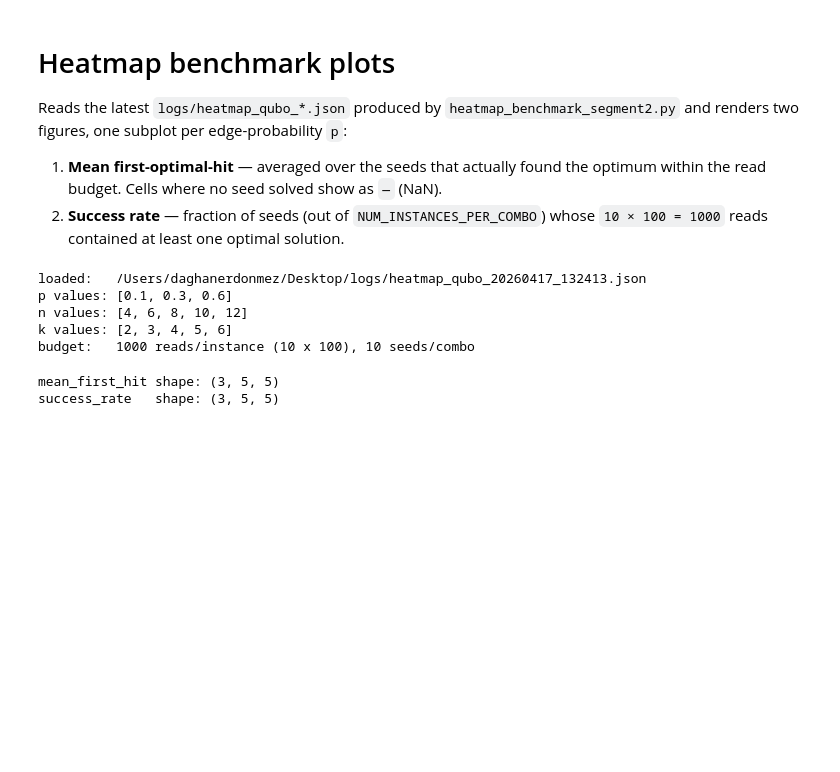
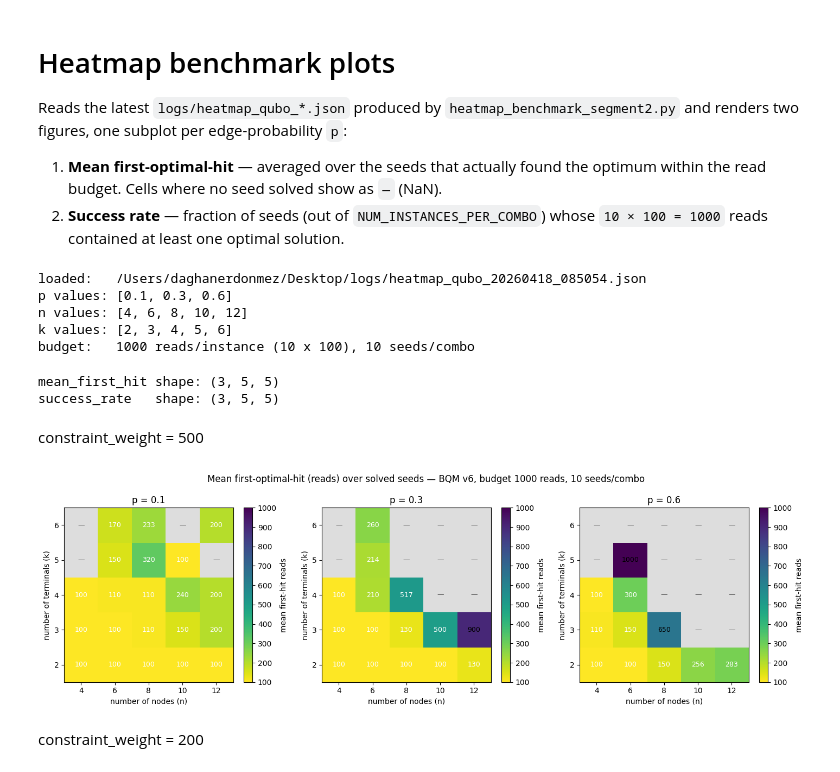
Before and after one commit to daghanerdonmez/finale, a Jupyter notebook: SteinerTreeProblemQUBO/heatmap_plots.ipynb, the cells around one changed output. Drawn from its saved outputs; the diff is of its cells as text; code cells hidden in the pictures; blank space fills up the shorter version.

```diff
--- a/SteinerTreeProblemQUBO/heatmap_plots.ipynb
+++ b/SteinerTreeProblemQUBO/heatmap_plots.ipynb
@@ -19,7 +19,8 @@ import numpy as np
 import matplotlib.pyplot as plt
 # %%
 # Point this at a specific file (absolute or relative path) to override.
-QUBO_JSON_PATH = "/Users/daghanerdonmez/Desktop/logs/heatmap_qubo_20260418_085007.json"  # None -> load the most recent heatmap_qubo_*.json in ./logs
+QUBO_JSON_PATH = "/Users/daghanerdonmez/Desktop/logs/heatmap_qubo_20260418_085054.json"  # None -> load the most recent heatmap_qubo_*.json in ./logs
+#QUBO_JSON_PATH = "/Users/daghanerdonmez/Desktop/logs/heatmap_qubo_20260418_085007.json"  # None -> load the most recent heatmap_qubo_*.json in ./logs
 LOGS_DIR = "logs"
 
 
@@ -49,7 +50,7 @@ print(
     f"{meta['num_instances_per_combo']} seeds/combo"
 )
 # %% [output]
-loaded:   /Users/daghanerdonmez/Desktop/logs/heatmap_qubo_20260417_132413.json
+loaded:   /Users/daghanerdonmez/Desktop/logs/heatmap_qubo_20260418_085054.json
 p values: [0.1, 0.3, 0.6]
 n values: [4, 6, 8, 10, 12]
 k values: [2, 3, 4, 5, 6]
@@ -120,6 +121,31 @@ def plot_heatmaps(arr, p_list, n_list, k_list, *, title,
     fig.suptitle(title)
     fig.tight_layout()
     return fig
+# %% [markdown]
+constraint_weight = 500
+# %%
+budget = meta["total_reads_per_instance"]
+reads_per_trial = meta["num_reads_per_trial"]
+
+# viridis_r so that fewer reads (faster) = brighter/yellow, more reads = darker.
+fig1 = plot_heatmaps(
+    mean_first_hit, p_list, n_list, k_list,
+    title=(
+        f"Mean first-optimal-hit (reads) over solved seeds — "
+        f"BQM v{meta['bqm_version']}, budget {budget} reads, "
+        f"{meta['num_instances_per_combo']} seeds/combo"
+    ),
+    cbar_label="mean first-hit reads",
+    fmt="{:.0f}",
+    cmap="viridis_r",
+    vmin=reads_per_trial,
+    vmax=budget,
+)
+plt.show()
+# %% [output]
+[figure, added]
+# %% [markdown]
+constraint_weight = 200
 # %%
 budget = meta["total_reads_per_instance"]
 reads_per_trial = meta["num_reads_per_trial"]
```
Also changed, not shown: parts of 5 cells of this notebook, 7 other files.
